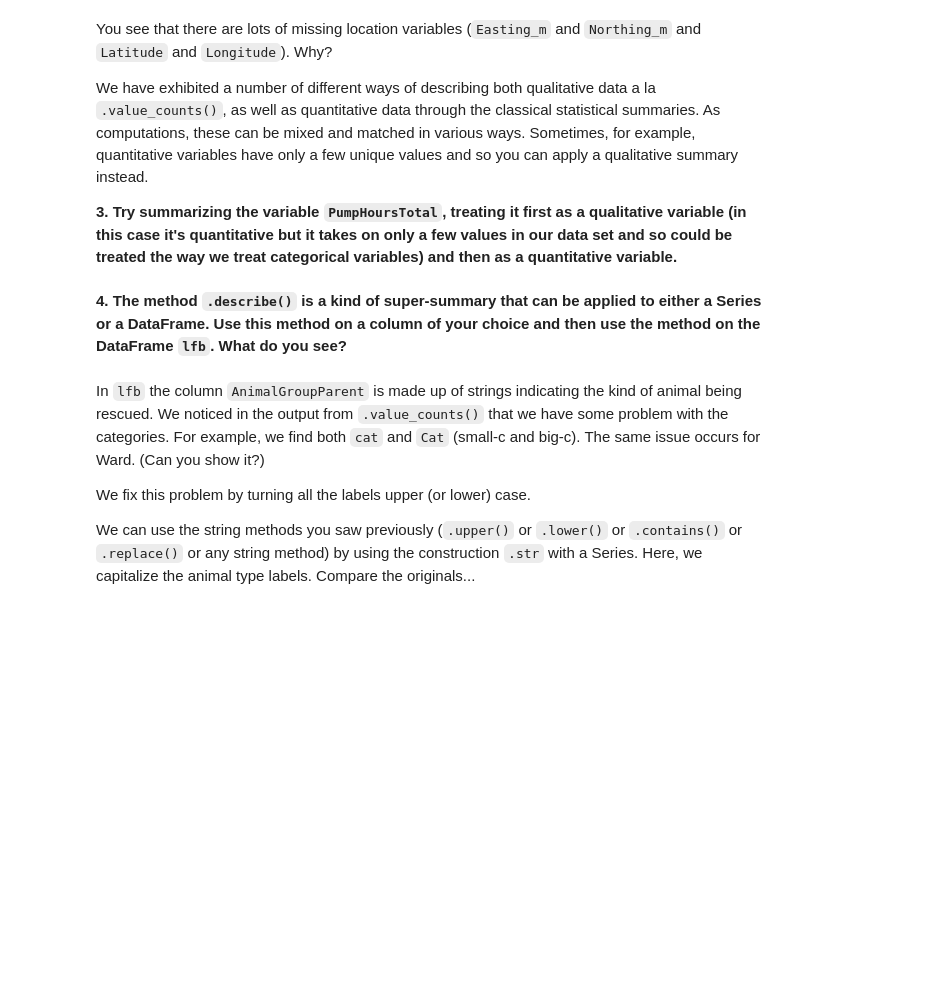
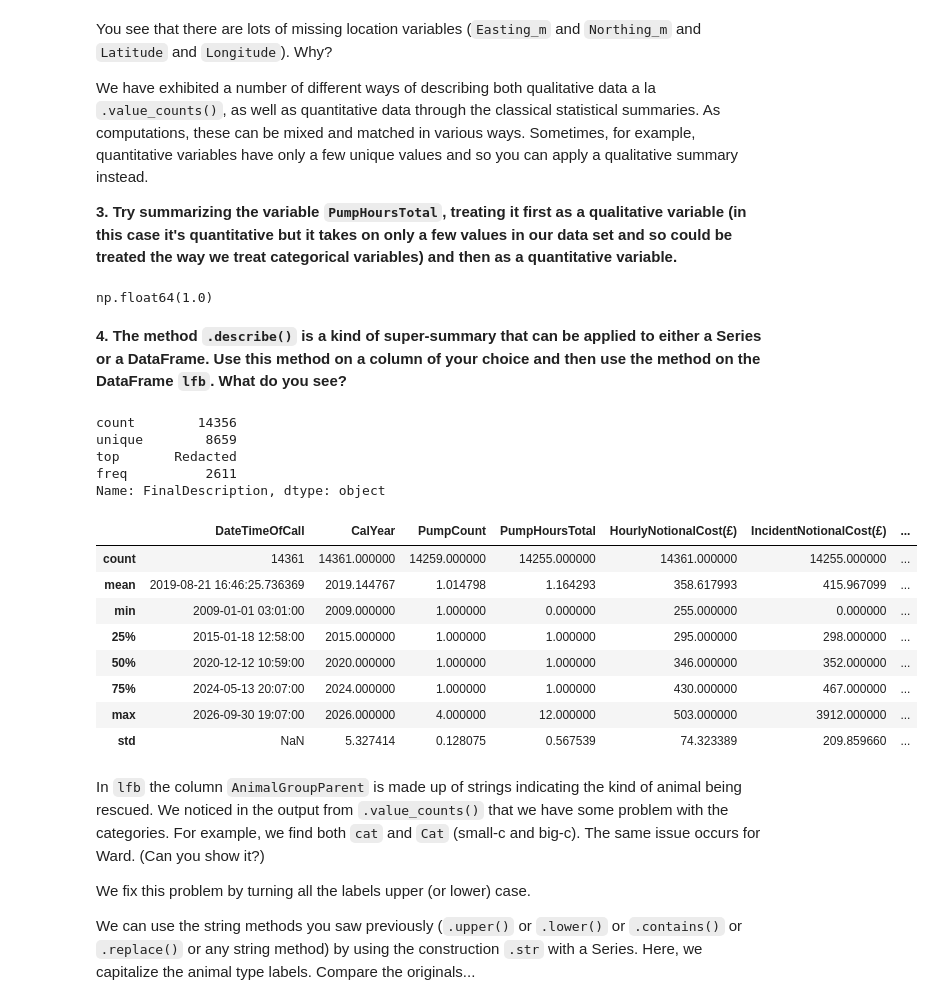
Before and after one commit to davidcheungkawei/2026-Image-and-Sound-David-Cheung, a Jupyter notebook: lessons/02-homework/Homework_2.ipynb, the cells around one changed output. Cells and saved outputs as stored; diff of their text form; code cells hidden in the pictures; blank space fills up the shorter version.

```diff
--- a/lessons/02-homework/Homework_2.ipynb
+++ b/lessons/02-homework/Homework_2.ipynb
@@ -276,0 +512,4 @@ lfb.value_counts(["AnimalGroupParent","PumpCount"])
+# %%
+lfb["AnimalGroupParent"] = lfb["AnimalGroupParent"].str.lower()
+
+lfb.value_counts(["AnimalGroupParent","IncidentNotionalCost(£)"])
@@ -343,9 +647,33 @@ We have exhibited a number of different ways of describing both qualitative data
+# %%
+lfb["PumpHoursTotal"].value_counts().sort_index()
+lfb["PumpHoursTotal"].sum()
+lfb["PumpHoursTotal"].median()
+# %% [output]
+np.float64(1.0)
 # %% [markdown]
 **4. The method `.describe()` is a kind of super-summary that can be applied to either a Series or a DataFrame. Use this method on a column of your choice and then use the method on the DataFrame `lfb`. What do you see?**
 # %%
 # Your code for some column
+lfb["FinalDescription"].describe()
+# %% [output]
+count        14356
+unique        8659
+top       Redacted
+freq          2611
+Name: FinalDescription, dtype: object
 # %%
 # Your code for lfb
+lfb.describe()
+# %% [output]
+|  | DateTimeOfCall | CalYear | PumpCount | PumpHoursTotal | HourlyNotionalCost(£) | IncidentNotionalCost(£) | ... |
+| count | 14361 | 14361.000000 | 14259.000000 | 14255.000000 | 14361.000000 | 14255.000000 | ... |
+| mean | 2019-08-21 16:46:25.736369 | 2019.144767 | 1.014798 | 1.164293 | 358.617993 | 415.967099 | ... |
+| min | 2009-01-01 03:01:00 | 2009.000000 | 1.000000 | 0.000000 | 255.000000 | 0.000000 | ... |
+| 25% | 2015-01-18 12:58:00 | 2015.000000 | 1.000000 | 1.000000 | 295.000000 | 298.000000 | ... |
+| 50% | 2020-12-12 10:59:00 | 2020.000000 | 1.000000 | 1.000000 | 346.000000 | 352.000000 | ... |
+| 75% | 2024-05-13 20:07:00 | 2024.000000 | 1.000000 | 1.000000 | 430.000000 | 467.000000 | ... |
+| max | 2026-09-30 19:07:00 | 2026.000000 | 4.000000 | 12.000000 | 503.000000 | 3912.000000 | ... |
+| std | NaN | 5.327414 | 0.128075 | 0.567539 | 74.323389 | 209.859660 | ... |
 # %% [markdown]
 In `lfb` the column `AnimalGroupParent` is made up of strings indicating the kind of animal being rescued. We noticed in the output from `.value_counts()` that we have some problem with the categories. For example, we find both `cat` and `Cat` (small-c and big-c). The same issue occurs for Ward. (Can you show it?)
 
```
Also changed, not shown: parts of 57 cells of this notebook, 2 other files.
